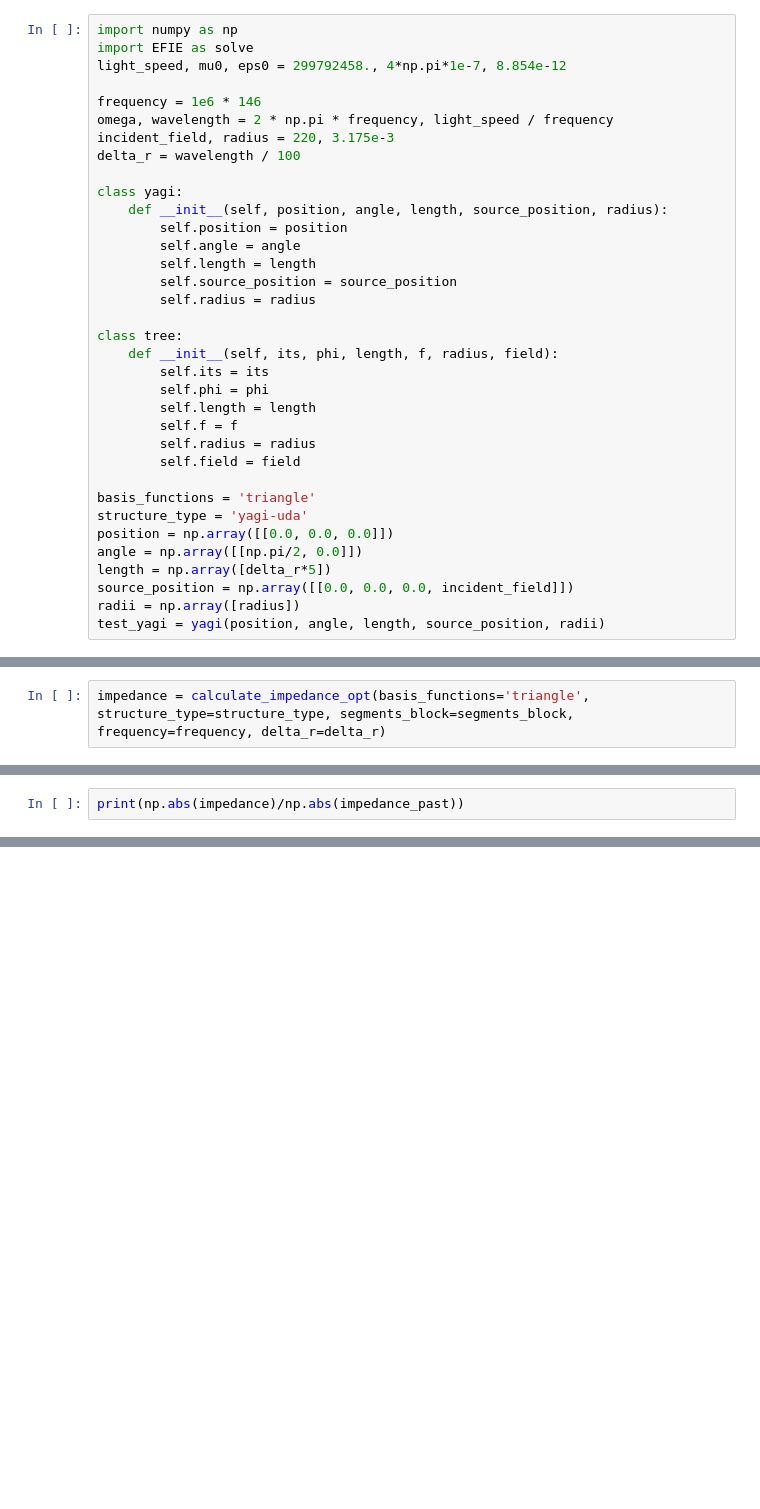
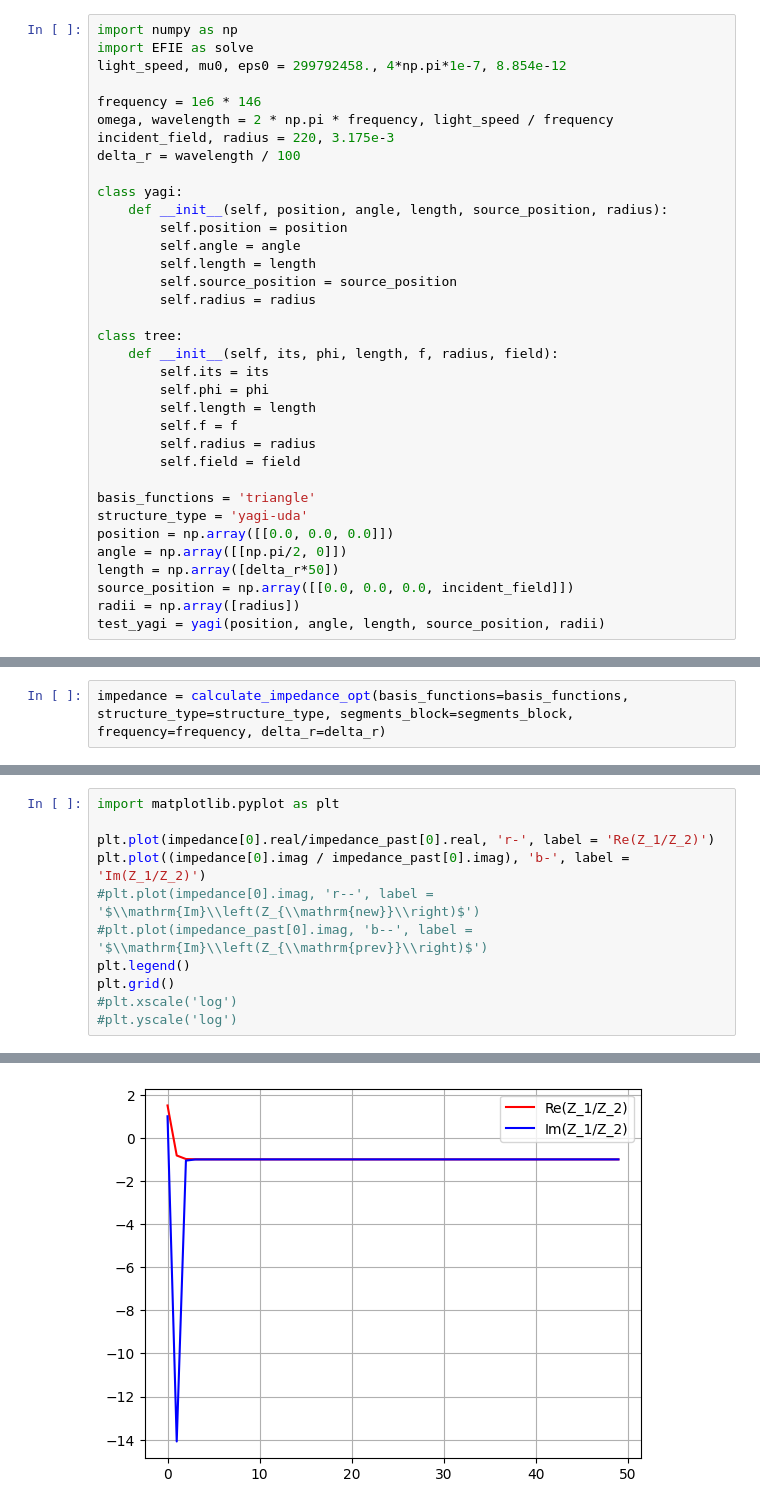
Before and after one commit to Sh4DowBurn/Method-of-Moments-for-antennas, a Jupyter notebook: TEST.ipynb, the cells around one changed output, grey strips where cells are left out. Cells and saved outputs as stored; diff of their text form; blank space fills up the shorter version.

```diff
--- a/TEST.ipynb
+++ b/TEST.ipynb
@@ -28,8 +28,8 @@ class tree:
 basis_functions = 'triangle'
 structure_type = 'yagi-uda'
 position = np.array([[0.0, 0.0, 0.0]])
-angle = np.array([[np.pi/2, 0.0]])
-length = np.array([delta_r*5])
+angle = np.array([[np.pi/2, 0]])
+length = np.array([delta_r*50])
 source_position = np.array([[0.0, 0.0, 0.0, incident_field]])
 radii = np.array([radius])
 test_yagi = yagi(position, angle, length, source_position, radii)
@@ -186,3 +342,3 @@ def Zmn (structure_type, basis_functions, m, n, i, j, segments_block, omega, del
     return 1j*omega*mu0 / (4*np.pi) * delta_r **2 * (integrate.dblquad(impedance_real, t_min, t_max, lambda z1: t_min, lambda z2: t_max, args=(r_m, r_n, dr_m, dr_n, omega, basis_functions))[0] + 1j * integrate.dblquad(impedance_imag, t_min, t_max, lambda z1: t_min, lambda z2: t_max, args=(r_m, r_n, dr_m, dr_n, omega, basis_functions))[0])
 # %%
-impedance = calculate_impedance_opt(basis_functions='triangle', structure_type=structure_type, segments_block=segments_block, frequency=frequency, delta_r=delta_r)
+impedance = calculate_impedance_opt(basis_functions=basis_functions, structure_type=structure_type, segments_block=segments_block, frequency=frequency, delta_r=delta_r)
@@ -196,3 +370,12 @@ print(np.abs(impedance))
 # %%
-print(np.abs(impedance)/np.abs(impedance_past))
+import matplotlib.pyplot as plt
+
+plt.plot(impedance[0].real/impedance_past[0].real, 'r-', label = 'Re(Z_1/Z_2)')
+plt.plot((impedance[0].imag / impedance_past[0].imag), 'b-', label = 'Im(Z_1/Z_2)')
+#plt.plot(impedance[0].imag, 'r--', label = '$\\mathrm{Im}\\left(Z_{\\mathrm{new}}\\right)$')
+#plt.plot(impedance_past[0].imag, 'b--', label = '$\\mathrm{Im}\\left(Z_{\\mathrm{prev}}\\right)$')
+plt.legend()
+plt.grid()
+#plt.xscale('log')
+#plt.yscale('log')
 # %% [output]
@@ -202,0 +382 @@ print(np.abs(impedance)/np.abs(impedance_past))
+[figure, added]
```
Also changed, not shown: parts of 14 cells of this notebook, 1 other file.
